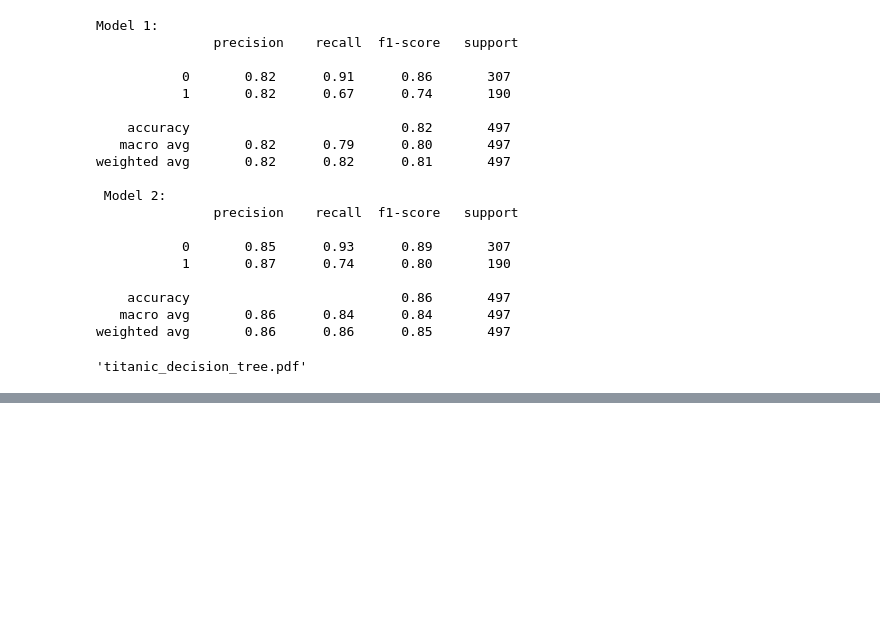
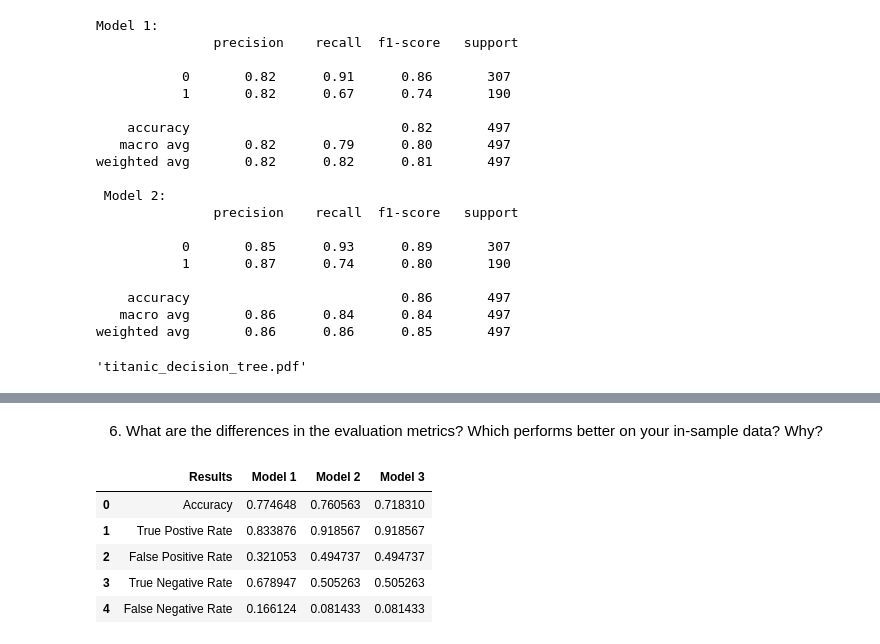
Before and after one commit to Brandon-Martinez27/classification-exercises, a Jupyter notebook: model.ipynb, the cells around one changed output, grey strips where cells are left out. Saved outputs shown, nothing was run; the diff lists cells and outputs as text; code cells hidden in the pictures; blank space fills up the shorter version.

```diff
--- a/model.ipynb
+++ b/model.ipynb
@@ -539,0 +780,10 @@ graph.render('titanic_decision_tree', view=True)
+# %%
+TP2 = cm2[0][0]
+FN2 = cm2[0][1]
+FP2 = cm2[1][0]
+TN2 = cm2[1][1]
+
+TPR2 = TP2/(TP2+FN2)
+FPR2 = FP2/(FP2+TN2)
+TNR2 = TN2/(TN2+FP2)
+FNR2 = FN2/(FN2+TP2)
@@ -539,0 +819,22 @@ graph.render('titanic_decision_tree', view=True)
+# %%
+knn3 = KNeighborsClassifier(n_neighbors=20)
+
+knn3 = knn3.fit(X_train, y_train)
+
+y_pred3 = knn3.predict(X_train)
+# %%
+acc3 = knn3.score(X_train, y_train)
+
+cm3 = confusion_matrix(y_train, y_pred3)
+
+cr3 = classification_report(y_train, y_pred3)
+# %%
+TP3 = cm2[0][0]
+FN3 = cm2[0][1]
+FP3 = cm2[1][0]
+TN3 = cm2[1][1]
+
+TPR3 = TP3/(TP3+FN3)
+FPR3 = FP3/(FP3+TN3)
+TNR3 = TN3/(TN3+FP3)
+FNR3 = FN3/(FN3+TP3)
@@ -539,0 +868,22 @@ graph.render('titanic_decision_tree', view=True)
+# %% [markdown]
+6. What are the differences in the evaluation metrics? Which performs better on your in-sample data? Why?
+# %%
+d = {'Results': ['Accuracy',
+                 'True Postive Rate',
+                 'False Positive Rate',
+                 'True Negative Rate',
+                 'False Negative Rate'],
+     'Model 1': [acc, TPR, FPR, TNR, FNR],
+     'Model 2':[acc2, TPR2, FPR2, TNR2, FNR2],
+     'Model 3': [acc3, TPR3, FPR3, TNR3, FNR3]
+    }
+
+best_model = pd.DataFrame(data=d)
+best_model
+# %% [output]
+|  | Results | Model 1 | Model 2 | Model 3 |
+| 0 | Accuracy | 0.774648 | 0.760563 | 0.718310 |
+| 1 | True Postive Rate | 0.833876 | 0.918567 | 0.918567 |
+| 2 | False Positive Rate | 0.321053 | 0.494737 | 0.494737 |
+| 3 | True Negative Rate | 0.678947 | 0.505263 | 0.505263 |
+| 4 | False Negative Rate | 0.166124 | 0.081433 | 0.081433 |
```
Also changed, not shown: parts of 43 cells of this notebook.
